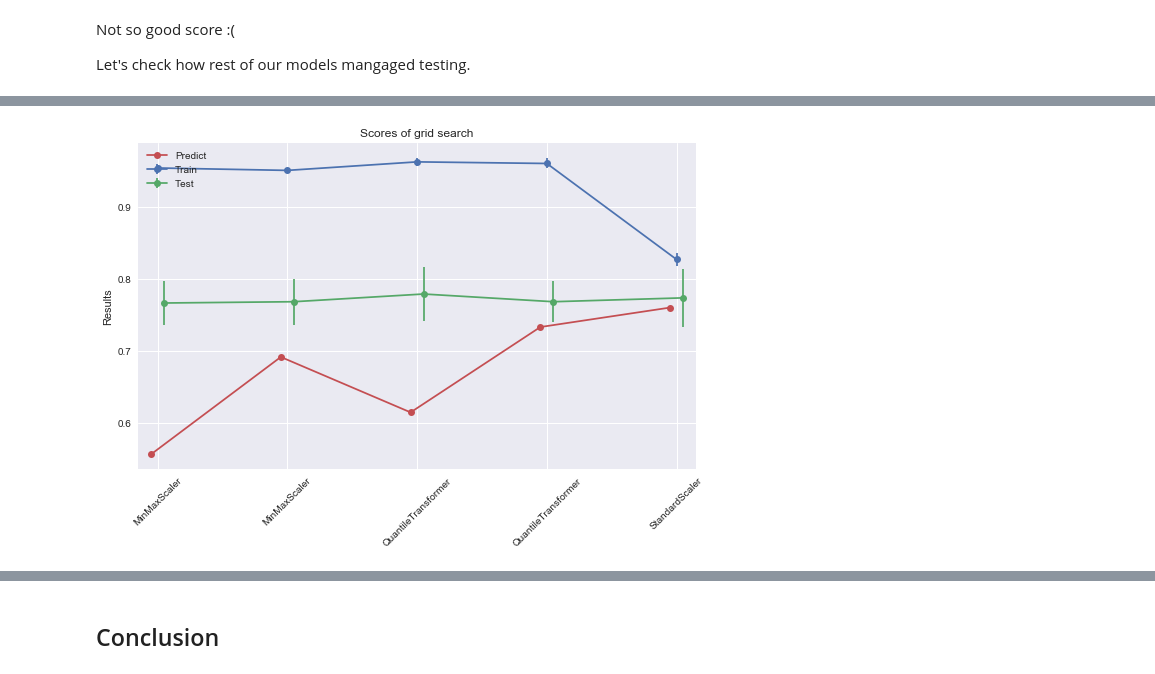
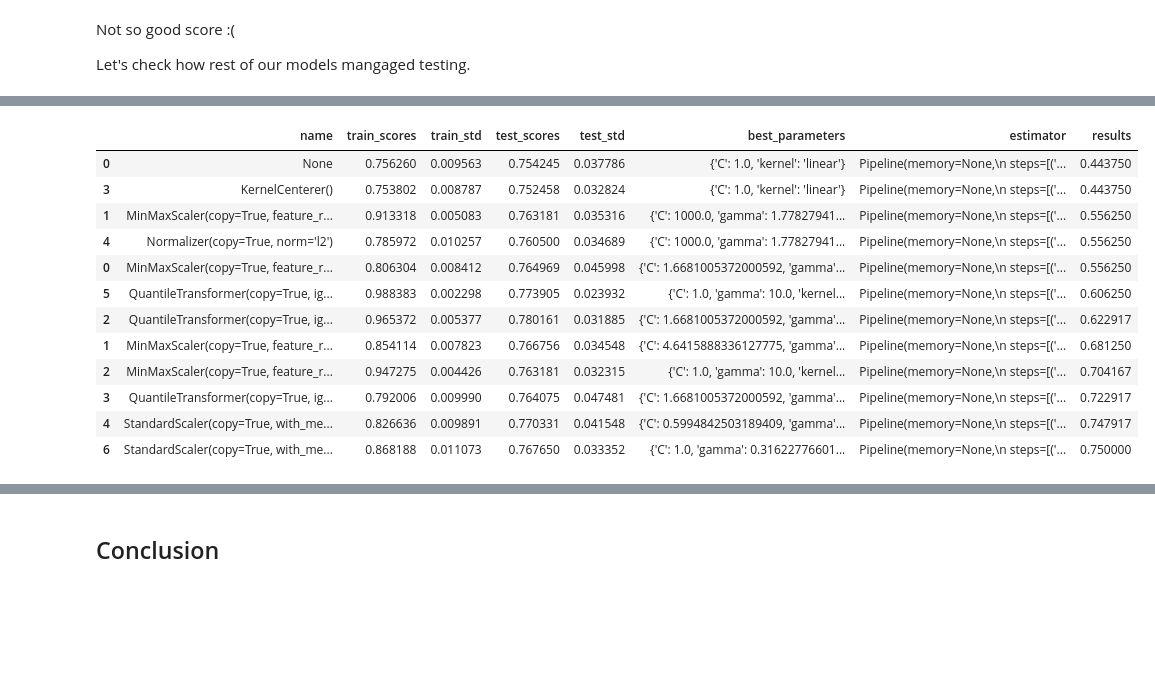
Before and after one commit to pfilo8/Kaggle-Red-Wine-Quality, a Jupyter notebook: Red Wine.ipynb, the cells around one changed output, grey strips where cells are left out. Saved outputs shown, nothing was run; the diff lists cells and outputs as text; code cells hidden in the pictures; blank space fills up the shorter version.

```diff
--- a/Red Wine.ipynb
+++ b/Red Wine.ipynb
@@ -660,4 +632,0 @@ final_results.head()
-# %%
-final_results_plot(final_results)
-# %% [output]
-[figure, removed]
@@ -663,0 +635,16 @@ final_results_plot(final_results)
+# %%
+all_results.sort_values('results')
+# %% [output]
+|  | name | train_scores | train_std | test_scores | test_std | best_parameters | estimator | results |
+| 0 | None | 0.756260 | 0.009563 | 0.754245 | 0.037786 | {'C': 1.0, 'kernel': 'linear'} | Pipeline(memory=None,\n steps=[('... | 0.443750 |
+| 3 | KernelCenterer() | 0.753802 | 0.008787 | 0.752458 | 0.032824 | {'C': 1.0, 'kernel': 'linear'} | Pipeline(memory=None,\n steps=[('... | 0.443750 |
+| 1 | MinMaxScaler(copy=True, feature_r... | 0.913318 | 0.005083 | 0.763181 | 0.035316 | {'C': 1000.0, 'gamma': 1.77827941... | Pipeline(memory=None,\n steps=[('... | 0.556250 |
+| 4 | Normalizer(copy=True, norm='l2') | 0.785972 | 0.010257 | 0.760500 | 0.034689 | {'C': 1000.0, 'gamma': 1.77827941... | Pipeline(memory=None,\n steps=[('... | 0.556250 |
+| 0 | MinMaxScaler(copy=True, feature_r... | 0.806304 | 0.008412 | 0.764969 | 0.045998 | {'C': 1.6681005372000592, 'gamma'... | Pipeline(memory=None,\n steps=[('... | 0.556250 |
+| 5 | QuantileTransformer(copy=True, ig... | 0.988383 | 0.002298 | 0.773905 | 0.023932 | {'C': 1.0, 'gamma': 10.0, 'kernel... | Pipeline(memory=None,\n steps=[('... | 0.606250 |
+| 2 | QuantileTransformer(copy=True, ig... | 0.965372 | 0.005377 | 0.780161 | 0.031885 | {'C': 1.6681005372000592, 'gamma'... | Pipeline(memory=None,\n steps=[('... | 0.622917 |
+| 1 | MinMaxScaler(copy=True, feature_r... | 0.854114 | 0.007823 | 0.766756 | 0.034548 | {'C': 4.6415888336127775, 'gamma'... | Pipeline(memory=None,\n steps=[('... | 0.681250 |
+| 2 | MinMaxScaler(copy=True, feature_r... | 0.947275 | 0.004426 | 0.763181 | 0.032315 | {'C': 1.0, 'gamma': 10.0, 'kernel... | Pipeline(memory=None,\n steps=[('... | 0.704167 |
+| 3 | QuantileTransformer(copy=True, ig... | 0.792006 | 0.009990 | 0.764075 | 0.047481 | {'C': 1.6681005372000592, 'gamma'... | Pipeline(memory=None,\n steps=[('... | 0.722917 |
+| 4 | StandardScaler(copy=True, with_me... | 0.826636 | 0.009891 | 0.770331 | 0.041548 | {'C': 0.5994842503189409, 'gamma'... | Pipeline(memory=None,\n steps=[('... | 0.747917 |
+| 6 | StandardScaler(copy=True, with_me... | 0.868188 | 0.011073 | 0.767650 | 0.033352 | {'C': 1.0, 'gamma': 0.31622776601... | Pipeline(memory=None,\n steps=[('... | 0.750000 |
```
Also changed, not shown: parts of 31 cells of this notebook.
